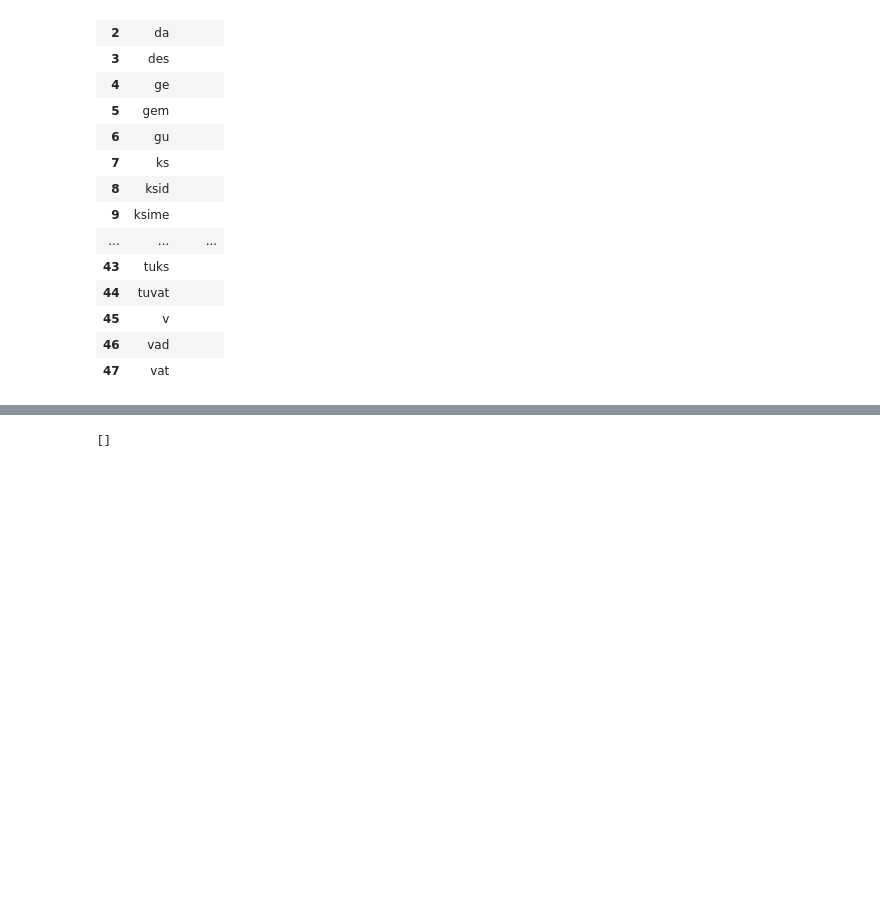
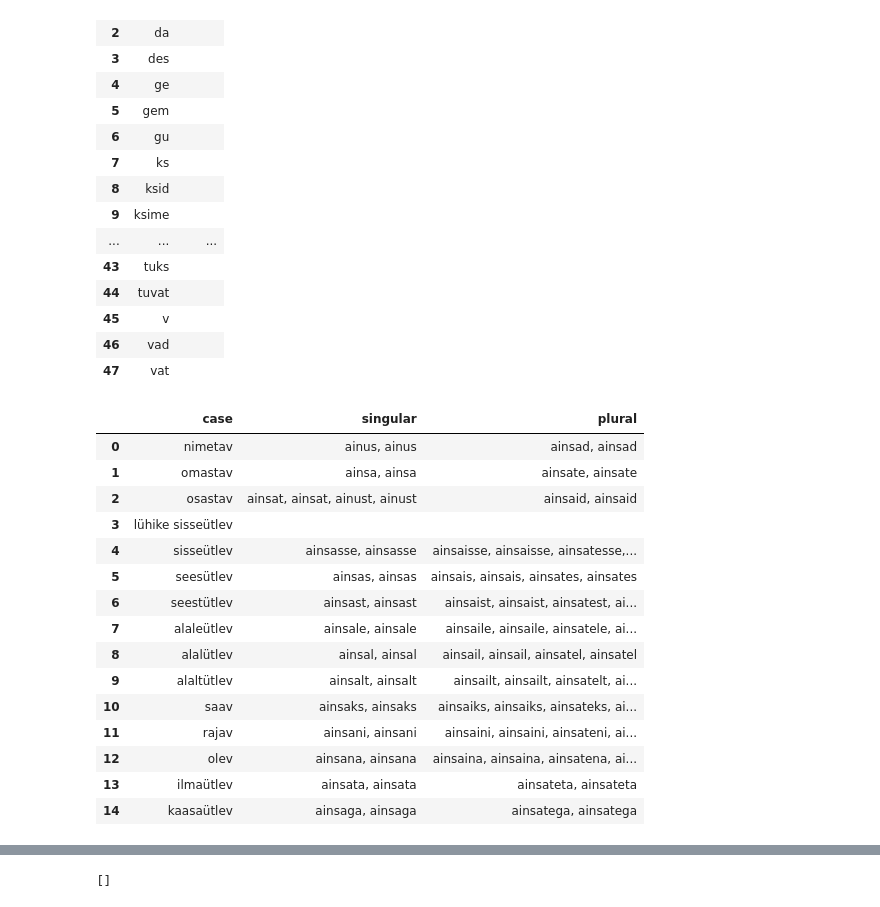
Before and after one commit to SanderSaska/MorfoloogiliseMuuttyybiAutomaatneTuvastaja, a Jupyter notebook: Morfoloogilise_muuttüübi_automaatne_tuvastamine_II_osa.ipynb, the cells around one changed output, grey strips where cells are left out. Drawn from its saved outputs; the diff is of its cells as text; code cells hidden in the pictures; blank space fills up the shorter version.

```diff
--- a/Morfoloogilise_muuttüübi_automaatne_tuvastamine_II_osa.ipynb
+++ b/Morfoloogilise_muuttüübi_automaatne_tuvastamine_II_osa.ipynb
@@ -524,4 +524,23 @@ synthesize_all_visualize("kiiremaks minema", "V")
 | 45 | v |  |
 | 46 | vad |  |
 | 47 | vat |  |
+# %%
+synthesize_all_visualize("ainus", 'N')
+# %% [output]
+|  | case | singular | plural |
+| 0 | nimetav | ainus, ainus | ainsad, ainsad |
+| 1 | omastav | ainsa, ainsa | ainsate, ainsate |
+| 2 | osastav | ainsat, ainsat, ainust, ainust | ainsaid, ainsaid |
+| 3 | lühike sisseütlev |  |  |
+| 4 | sisseütlev | ainsasse, ainsasse | ainsaisse, ainsaisse, ainsatesse,... |
+| 5 | seesütlev | ainsas, ainsas | ainsais, ainsais, ainsates, ainsates |
+| 6 | seestütlev | ainsast, ainsast | ainsaist, ainsaist, ainsatest, ai... |
+| 7 | alaleütlev | ainsale, ainsale | ainsaile, ainsaile, ainsatele, ai... |
+| 8 | alalütlev | ainsal, ainsal | ainsail, ainsail, ainsatel, ainsatel |
+| 9 | alaltütlev | ainsalt, ainsalt | ainsailt, ainsailt, ainsatelt, ai... |
+| 10 | saav | ainsaks, ainsaks | ainsaiks, ainsaiks, ainsateks, ai... |
+| 11 | rajav | ainsani, ainsani | ainsaini, ainsaini, ainsateni, ai... |
+| 12 | olev | ainsana, ainsana | ainsaina, ainsaina, ainsatena, ai... |
+| 13 | ilmaütlev | ainsata, ainsata | ainsateta, ainsateta |
+| 14 | kaasaütlev | ainsaga, ainsaga | ainsatega, ainsatega |
 # %%
```
Also changed, not shown: parts of 1 cell of this notebook.
